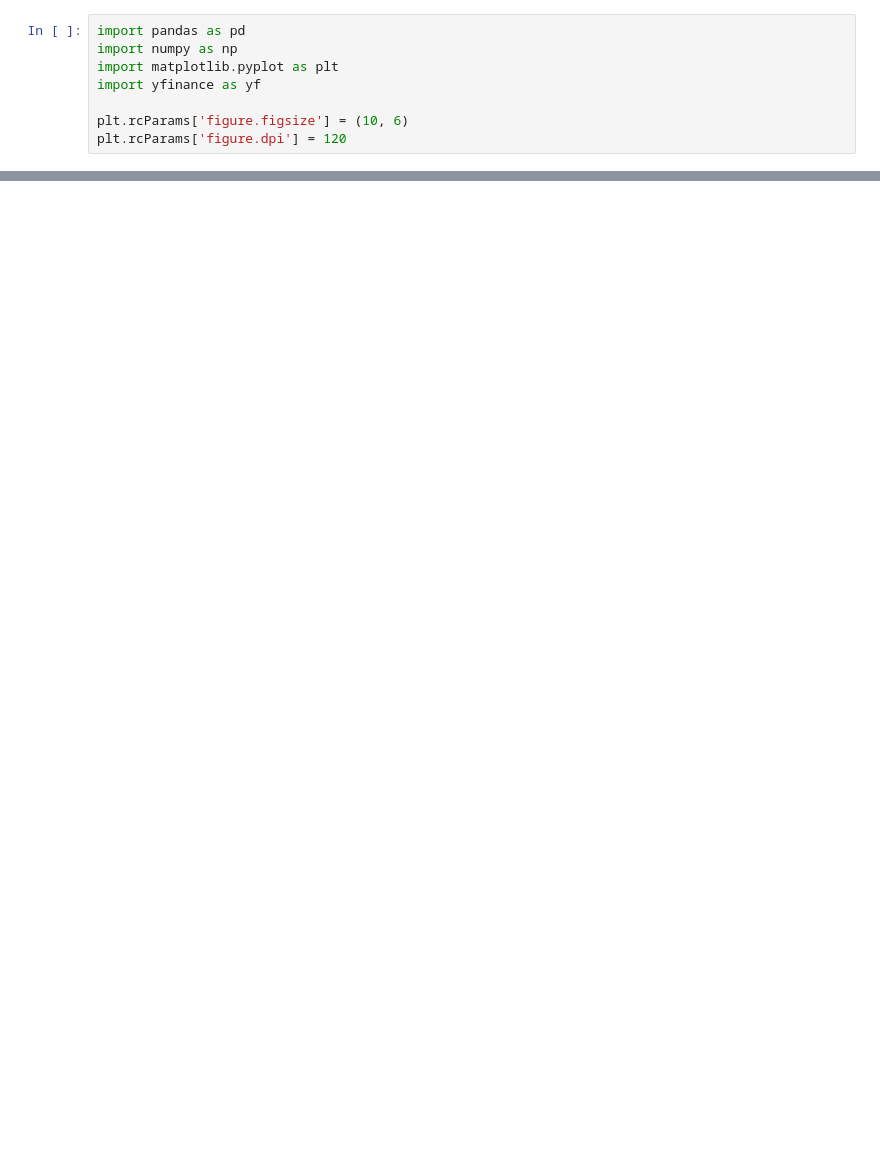
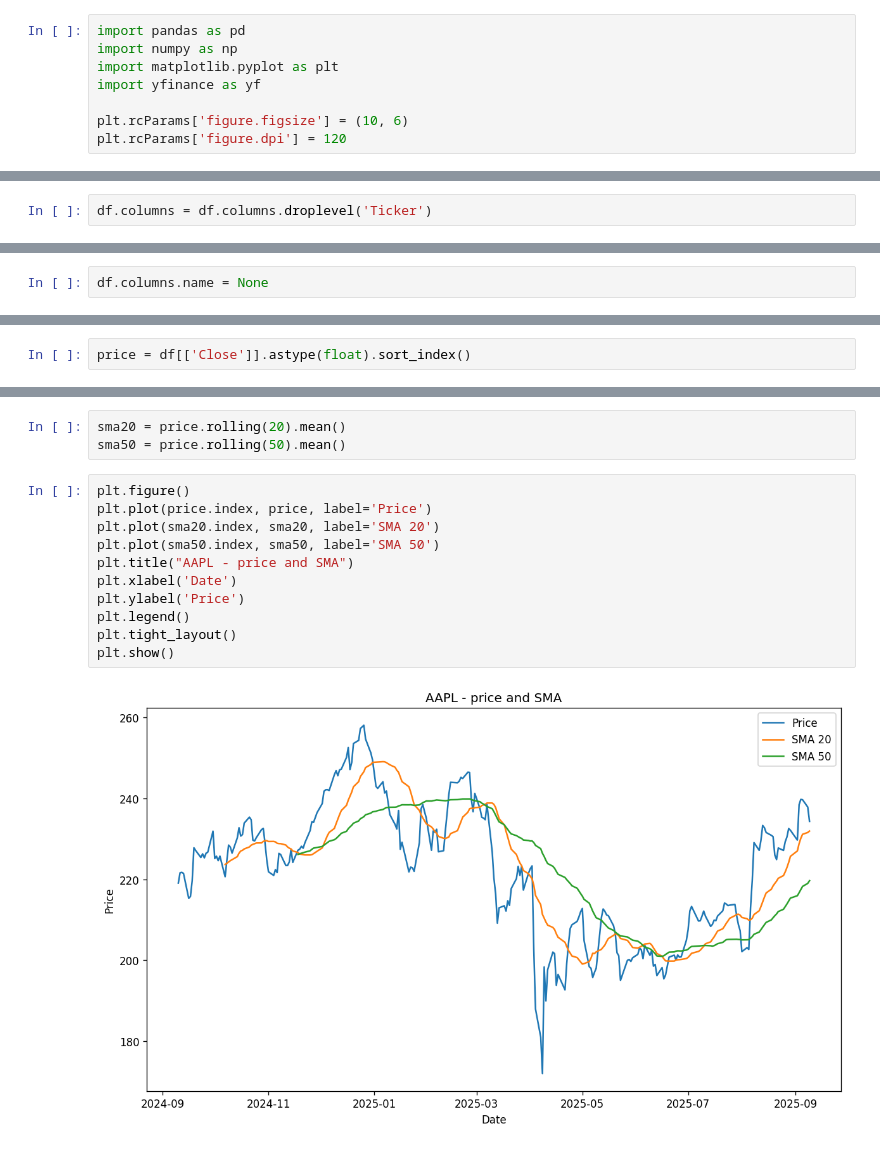
Before and after one commit to dgrabo/stock-market-anaytics, a Jupyter notebook: analysis.ipynb, the cells around one changed output, grey strips where cells are left out. Cells and saved outputs as stored; diff of their text form; blank space fills up the shorter version.

Commit message:
AAPL stock

```diff
--- a/analysis.ipynb
+++ b/analysis.ipynb
@@ -30,0 +23,2 @@ plt.rcParams['figure.dpi'] = 120
+# %%
+df.columns = df.columns.droplevel('Ticker')
@@ -30,0 +53,2 @@ plt.rcParams['figure.dpi'] = 120
+# %%
+df.columns.name = None
@@ -30,0 +65,2 @@ plt.rcParams['figure.dpi'] = 120
+# %%
+price = df[['Close']].astype(float).sort_index()
@@ -30,0 +89,16 @@ plt.rcParams['figure.dpi'] = 120
+# %%
+sma20 = price.rolling(20).mean()
+sma50 = price.rolling(50).mean()
+# %%
+plt.figure()
+plt.plot(price.index, price, label='Price')
+plt.plot(sma20.index, sma20, label='SMA 20')
+plt.plot(sma50.index, sma50, label='SMA 50')
+plt.title("AAPL - price and SMA")
+plt.xlabel('Date')
+plt.ylabel('Price')
+plt.legend()
+plt.tight_layout()
+plt.show()
+# %% [output]
+[figure, added]
```
Also changed, not shown: parts of 11 cells of this notebook.
